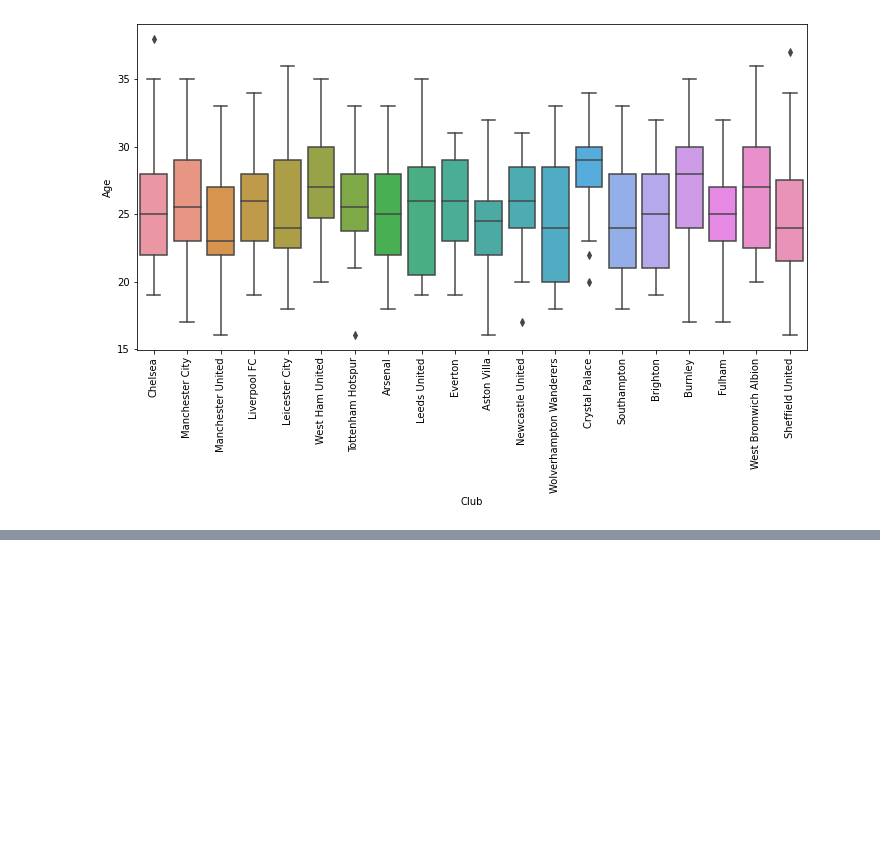
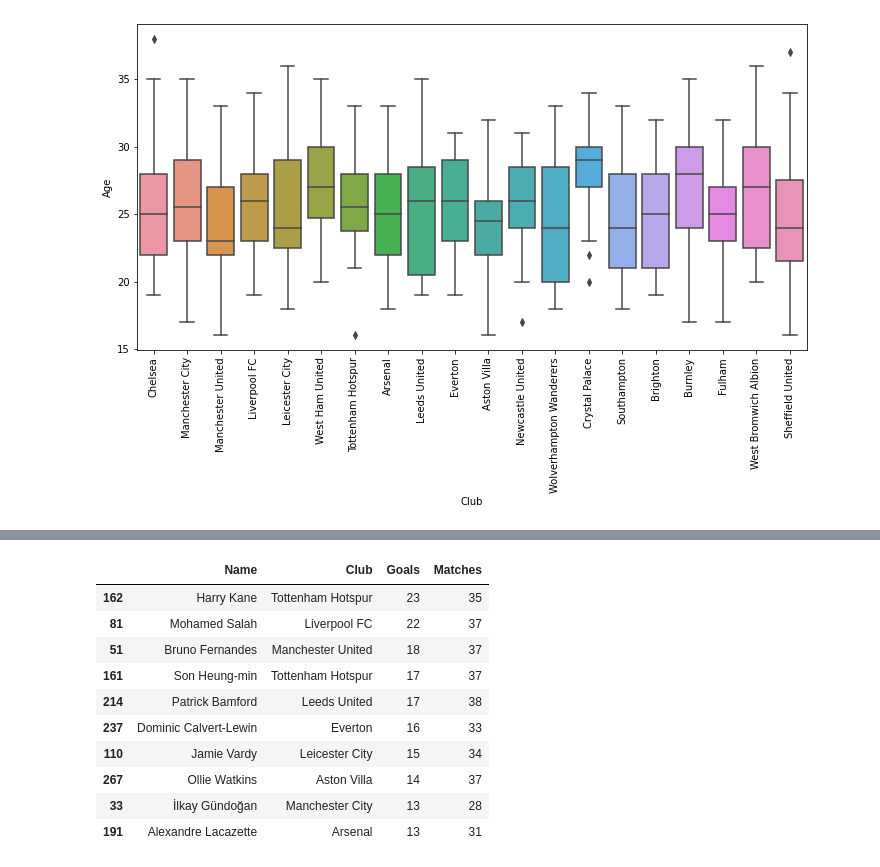
Before and after one commit to Bouaskaoun/football-data-analysis, a Jupyter notebook: main.ipynb, the cells around one changed output, grey strips where cells are left out. Drawn from its saved outputs; the diff is of its cells as text; code cells hidden in the pictures; blank space fills up the shorter version.

```diff
--- a/main.ipynb
+++ b/main.ipynb
@@ -199,0 +261,15 @@ plt.xticks(rotation = 90)
+# %%
+top_10_Goals = epl_df[['Name','Club','Goals','Matches']].nlargest(n=10,columns='Goals')
+top_10_Goals
+# %% [output]
+|  | Name | Club | Goals | Matches |
+| 162 | Harry Kane | Tottenham Hotspur | 23 | 35 |
+| 81 | Mohamed Salah | Liverpool FC | 22 | 37 |
+| 51 | Bruno Fernandes | Manchester United | 18 | 37 |
+| 161 | Son Heung-min | Tottenham Hotspur | 17 | 37 |
+| 214 | Patrick Bamford | Leeds United | 17 | 38 |
+| 237 | Dominic Calvert-Lewin | Everton | 16 | 33 |
+| 110 | Jamie Vardy | Leicester City | 15 | 34 |
+| 267 | Ollie Watkins | Aston Villa | 14 | 37 |
+| 33 | İlkay Gündoğan | Manchester City | 13 | 28 |
+| 191 | Alexandre Lacazette | Arsenal | 13 | 31 |
```
Also changed, not shown: parts of 7 cells of this notebook.
